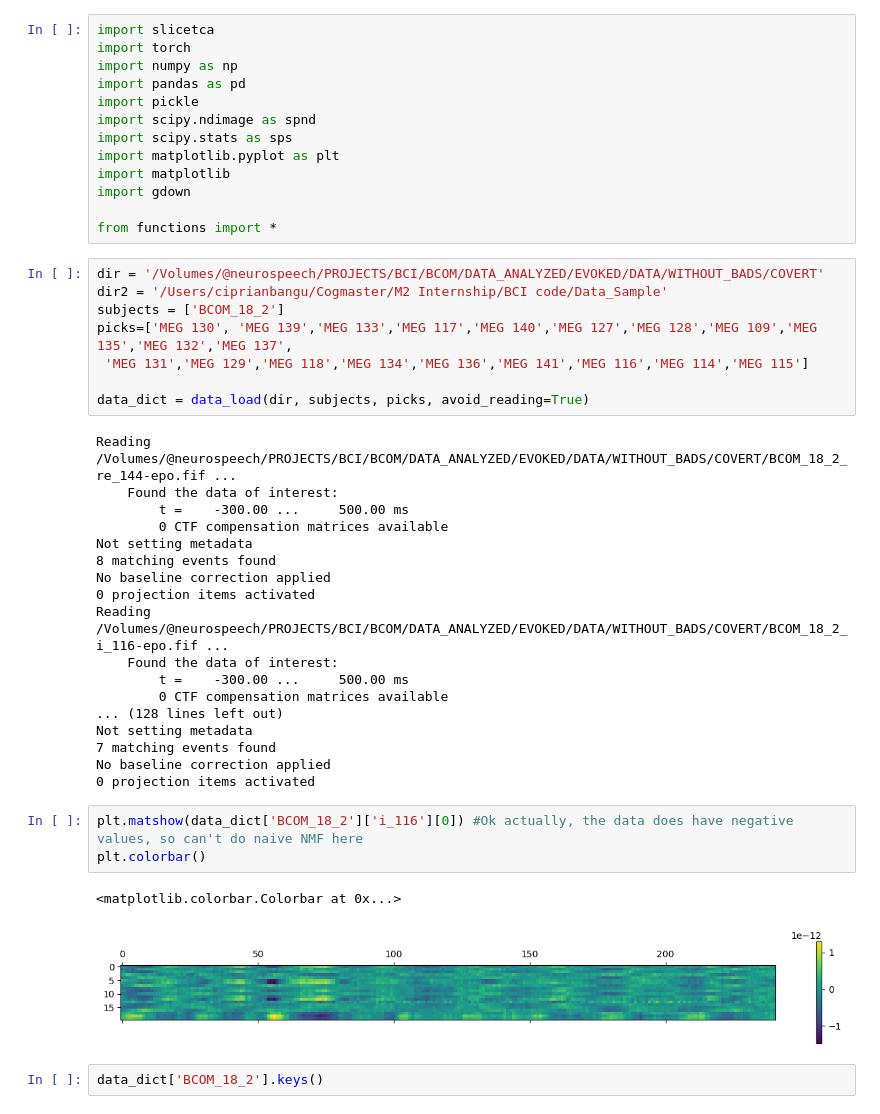
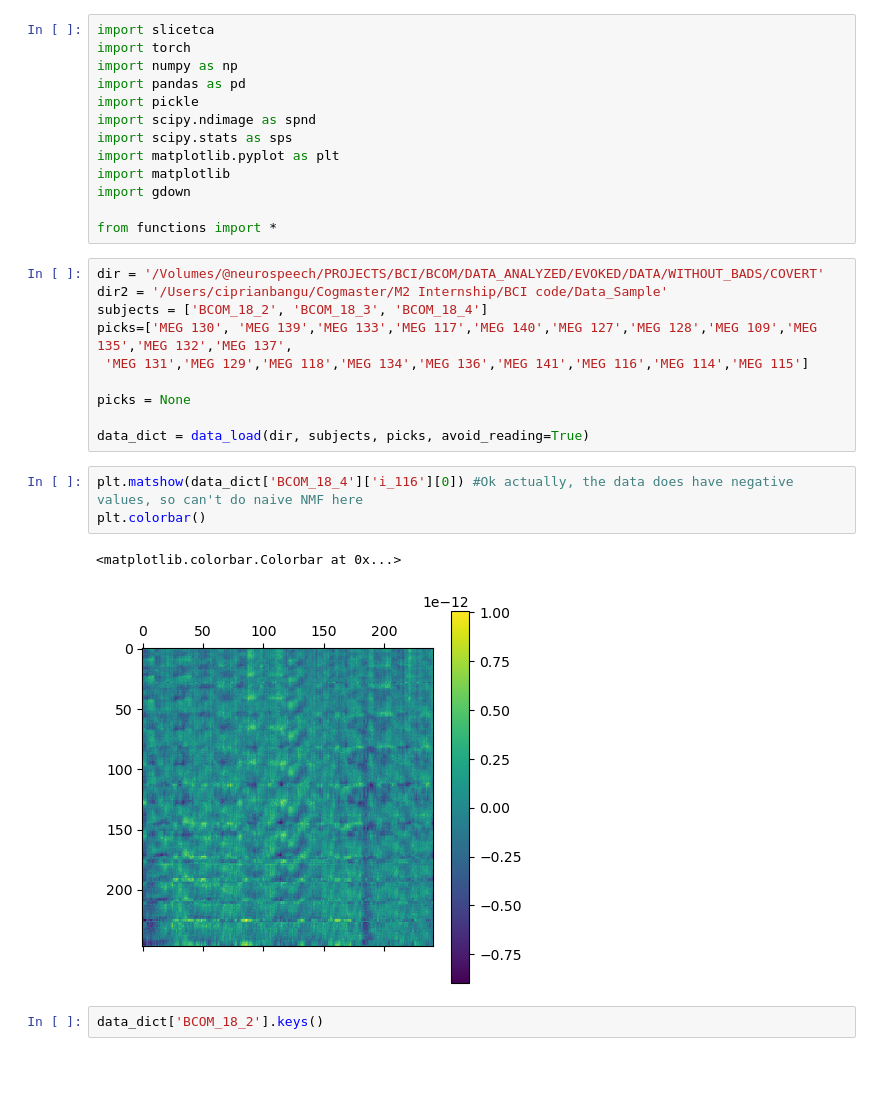
Before and after one commit to CEBangu/MEG-Decoding, a Jupyter notebook: slice_tca_test.ipynb, the cells around one changed output. Drawn from its saved outputs; the diff is of its cells as text; blank space fills up the shorter version.

```diff
--- a/slice_tca_test.ipynb
+++ b/slice_tca_test.ipynb
@@ -14,35 +14,19 @@ from functions import *
 # %%
 dir = '/Volumes/@neurospeech/PROJECTS/BCI/BCOM/DATA_ANALYZED/EVOKED/DATA/WITHOUT_BADS/COVERT'
 dir2 = '/Users/ciprianbangu/Cogmaster/M2 Internship/BCI code/Data_Sample'
-subjects = ['BCOM_18_2']
+subjects = ['BCOM_18_2', 'BCOM_18_3', 'BCOM_18_4']
 picks=['MEG 130', 'MEG 139','MEG 133','MEG 117','MEG 140','MEG 127','MEG 128','MEG 109','MEG 135','MEG 132','MEG 137',
  'MEG 131','MEG 129','MEG 118','MEG 134','MEG 136','MEG 141','MEG 116','MEG 114','MEG 115']
 
+picks = None
+
 data_dict = data_load(dir, subjects, picks, avoid_reading=True)
-# %% [output]
-Reading /Volumes/@neurospeech/PROJECTS/BCI/BCOM/DATA_ANALYZED/EVOKED/DATA/WITHOUT_BADS/COVERT/BCOM_18_2_re_144-epo.fif ...
-    Found the data of interest:
-        t =    -300.00 ...     500.00 ms
-        0 CTF compensation matrices available
-Not setting metadata
-8 matching events found
-No baseline correction applied
-0 projection items activated
-Reading /Volumes/@neurospeech/PROJECTS/BCI/BCOM/DATA_ANALYZED/EVOKED/DATA/WITHOUT_BADS/COVERT/BCOM_18_2_i_116-epo.fif ...
-    Found the data of interest:
-        t =    -300.00 ...     500.00 ms
-        0 CTF compensation matrices available
-... (128 lines left out)
-Not setting metadata
-7 matching events found
-No baseline correction applied
-0 projection items activated
 # %%
-plt.matshow(data_dict['BCOM_18_2']['i_116'][0]) #Ok actually, the data does have negative values, so can't do naive NMF here
+plt.matshow(data_dict['BCOM_18_4']['i_116'][0]) #Ok actually, the data does have negative values, so can't do naive NMF here
 plt.colorbar()
 # %% [output]
 <matplotlib.colorbar.Colorbar at 0x...>
-[figure, old version]
+[figure, new version]
 # %%
 data_dict['BCOM_18_2'].keys()
 # %% [output]
```
Also changed, not shown: parts of 9 cells of this notebook, 4 other files.
